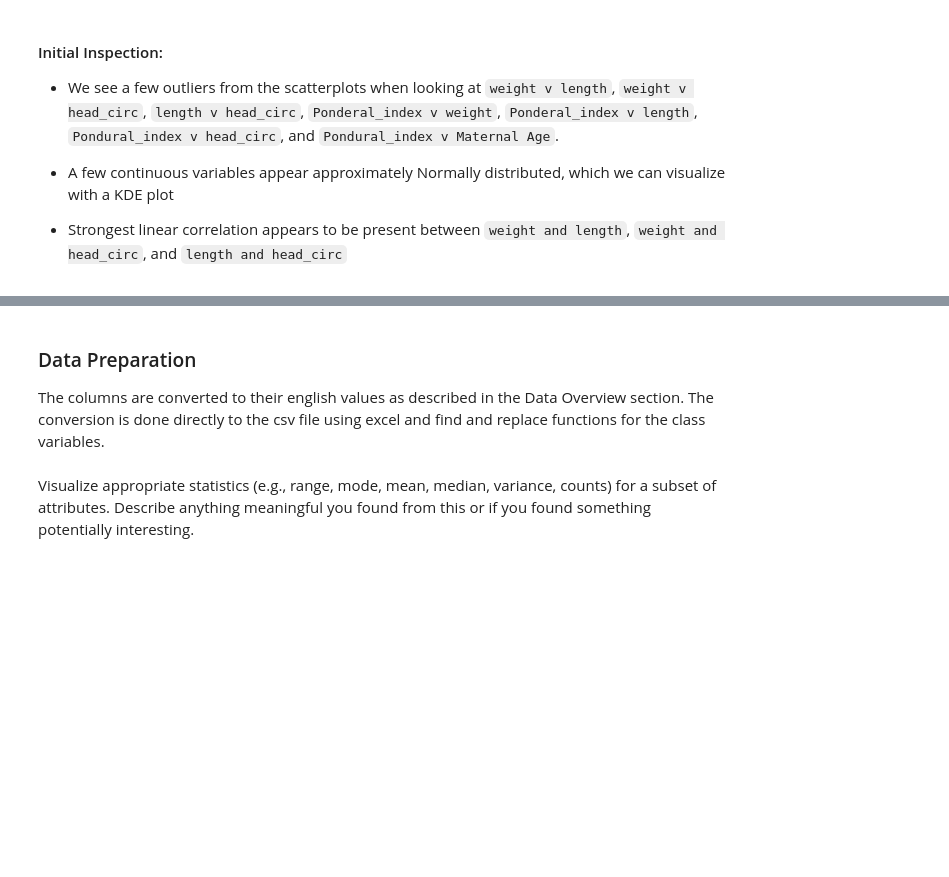
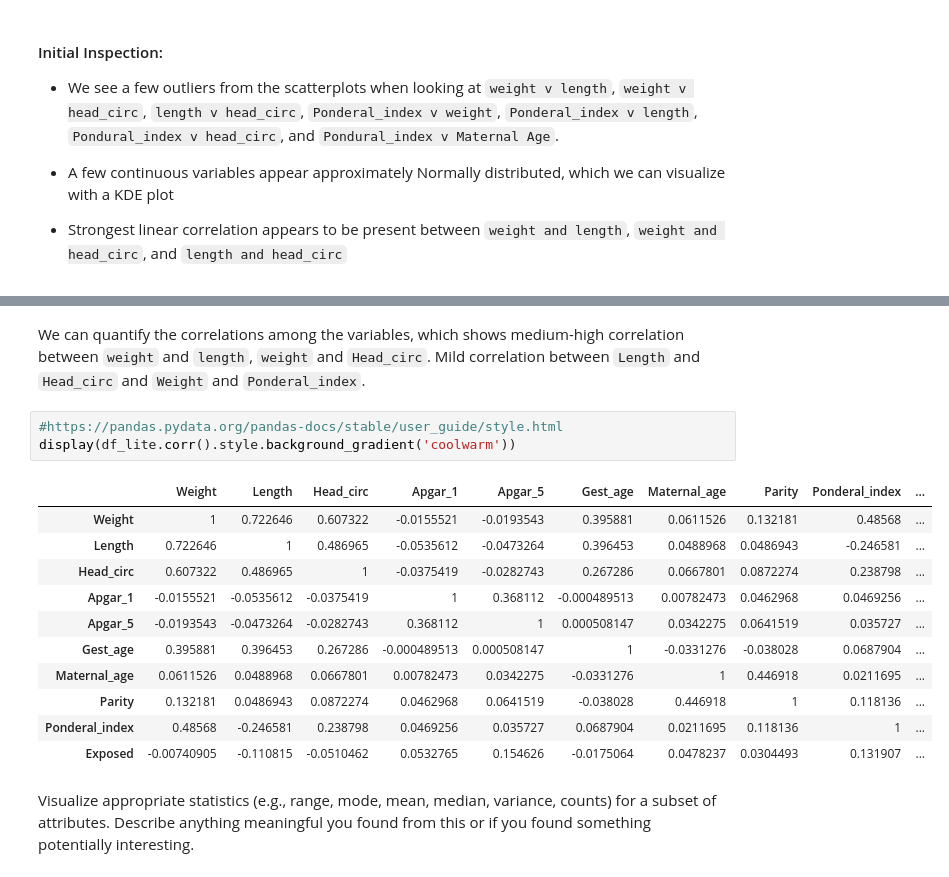
Before and after one commit to ShonTM/DataMiningProject1, a Jupyter notebook: MSDS Data Mining Project 1.ipynb, the cells around one changed output, grey strips where cells are left out. Cells and saved outputs as stored; diff of their text form; blank space fills up the shorter version.

```diff
--- a/MSDS Data Mining Project 1.ipynb
+++ b/MSDS Data Mining Project 1.ipynb
@@ -114,9 +150,22 @@ ax = scatter_matrix(df.drop(['Day','Month','Year'], axis=1),figsize=(20, 20))
 # %% [output]
 [figure]
-# %% [markdown]
-### Data Preparation
-
-The columns are converted to their english values as described in the Data Overview section. The conversion is done directly to the csv file using excel and find and replace functions for the class variables.
+# %% [markdown]
+We can quantify the correlations among the variables, which shows medium-high correlation between `weight` and `length`, `weight` and `Head_circ`.  Mild correlation between `Length` and `Head_circ` and `Weight` and `Ponderal_index`.
+# %%
+#https://pandas.pydata.org/pandas-docs/stable/user_guide/style.html
+display(df_lite.corr().style.background_gradient('coolwarm'))
+# %% [output]
+|  | Weight | Length | Head_circ | Apgar_1 | Apgar_5 | Gest_age | Maternal_age | Parity | Ponderal_index | ... |
+| Weight | 1 | 0.722646 | 0.607322 | -0.0155521 | -0.0193543 | 0.395881 | 0.0611526 | 0.132181 | 0.48568 | ... |
+| Length | 0.722646 | 1 | 0.486965 | -0.0535612 | -0.0473264 | 0.396453 | 0.0488968 | 0.0486943 | -0.246581 | ... |
+| Head_circ | 0.607322 | 0.486965 | 1 | -0.0375419 | -0.0282743 | 0.267286 | 0.0667801 | 0.0872274 | 0.238798 | ... |
+| Apgar_1 | -0.0155521 | -0.0535612 | -0.0375419 | 1 | 0.368112 | -0.000489513 | 0.00782473 | 0.0462968 | 0.0469256 | ... |
+| Apgar_5 | -0.0193543 | -0.0473264 | -0.0282743 | 0.368112 | 1 | 0.000508147 | 0.0342275 | 0.0641519 | 0.035727 | ... |
+| Gest_age | 0.395881 | 0.396453 | 0.267286 | -0.000489513 | 0.000508147 | 1 | -0.0331276 | -0.038028 | 0.0687904 | ... |
+| Maternal_age | 0.0611526 | 0.0488968 | 0.0667801 | 0.00782473 | 0.0342275 | -0.0331276 | 1 | 0.446918 | 0.0211695 | ... |
+| Parity | 0.132181 | 0.0486943 | 0.0872274 | 0.0462968 | 0.0641519 | -0.038028 | 0.446918 | 1 | 0.118136 | ... |
+| Ponderal_index | 0.48568 | -0.246581 | 0.238798 | 0.0469256 | 0.035727 | 0.0687904 | 0.0211695 | 0.118136 | 1 | ... |
+| Exposed | -0.00740905 | -0.110815 | -0.0510462 | 0.0532765 | 0.154626 | -0.0175064 | 0.0478237 | 0.0304493 | 0.131907 | ... |
 # %% [markdown]
 Visualize appropriate statistics (e.g., range, mode, mean, median, variance, counts) for a subset of attributes. Describe anything meaningful you found from this or if you found something potentially interesting.
 # %%
```
Also changed, not shown: parts of 17 cells of this notebook, 1 other file.
